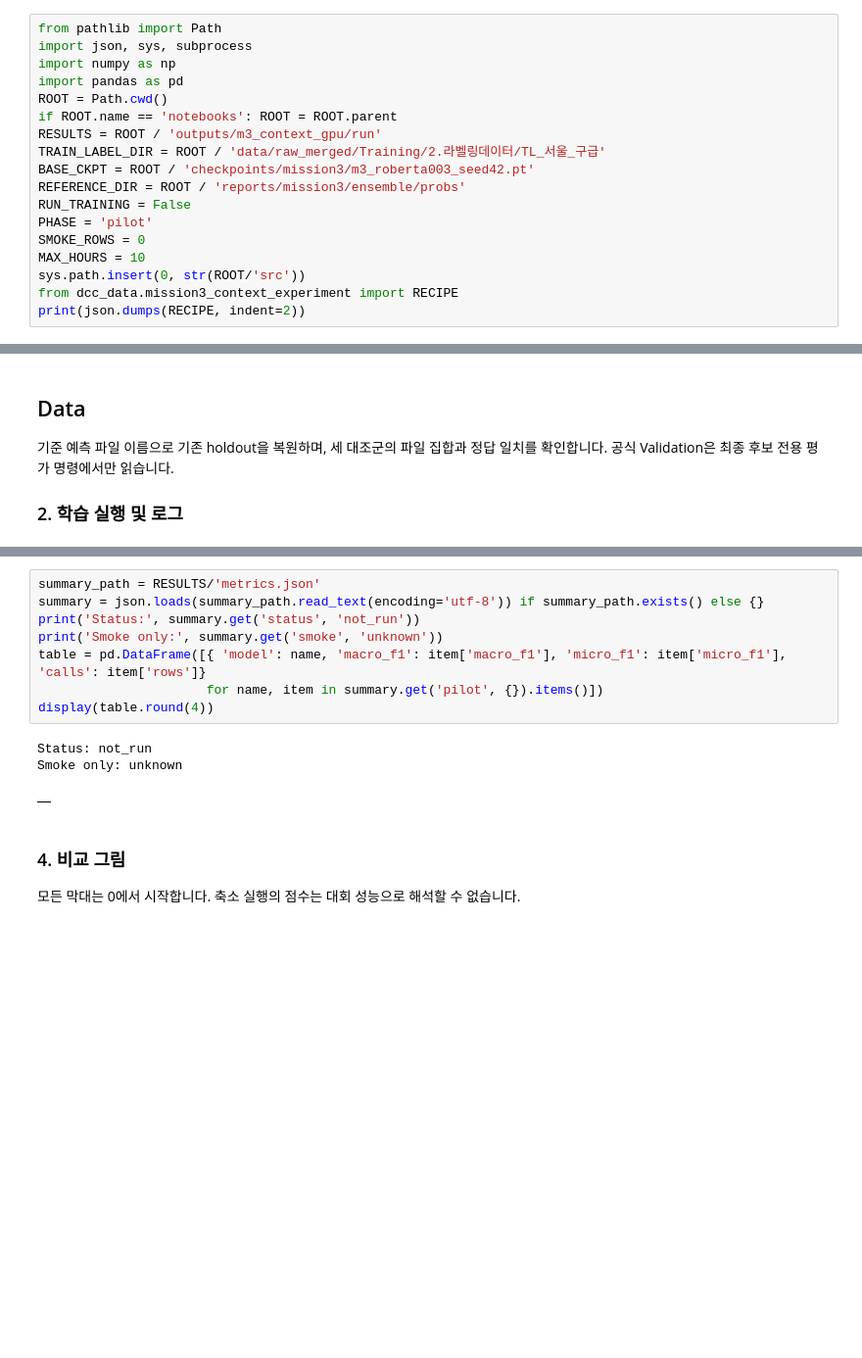
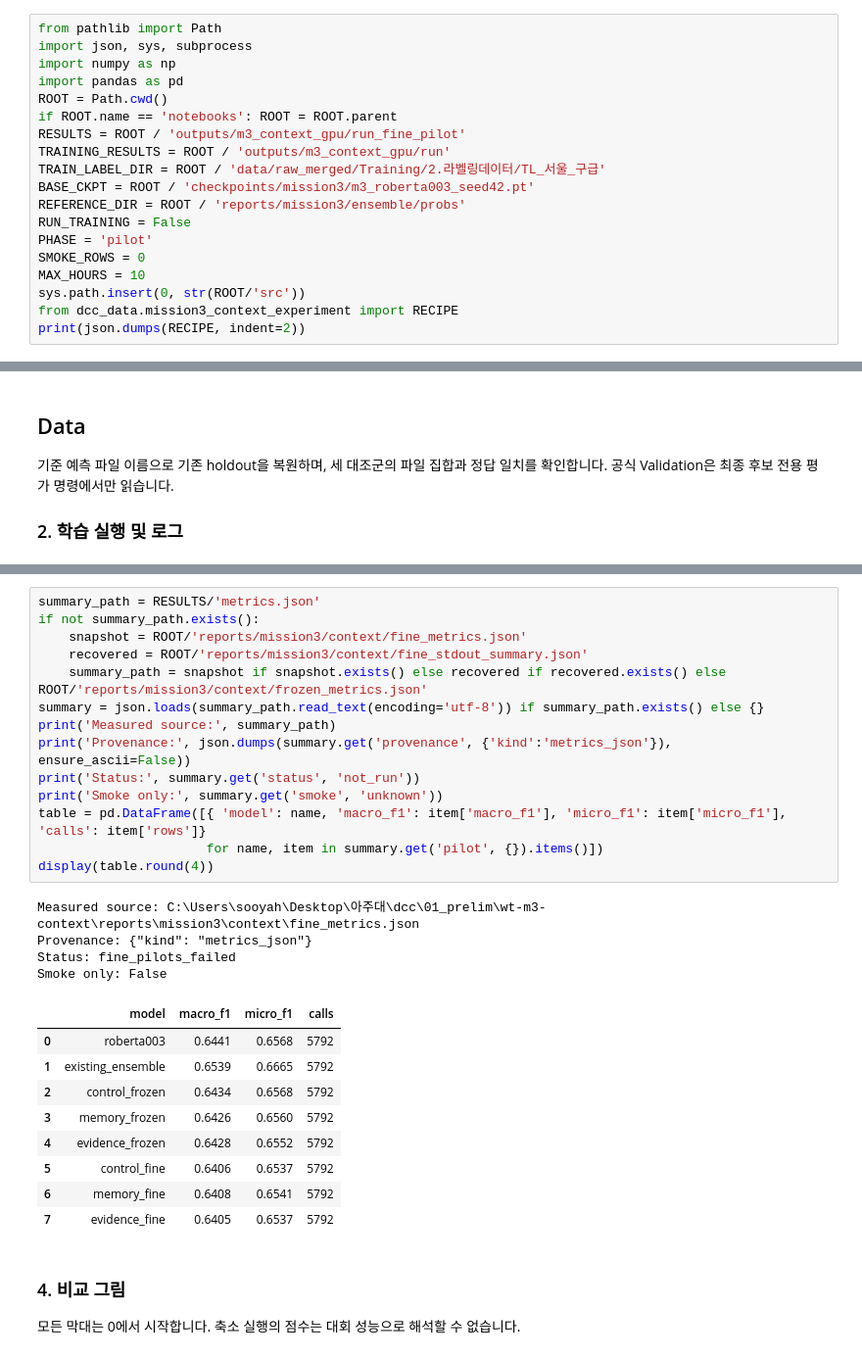
Before and after one commit to eigensinn-dcc2026/prelim, a Jupyter notebook: notebooks/M3_context_experiment.ipynb, the cells around one changed output, grey strips where cells are left out. Shown at 98% size. Drawn from its saved outputs; the diff is of its cells as text; blank space fills up the shorter version.

Commit message:
feat(m3): preserve fine pilot experiments and measured comparison

```diff
--- a/notebooks/M3_context_experiment.ipynb
+++ b/notebooks/M3_context_experiment.ipynb
@@ -25,7 +25,8 @@ import numpy as np
 import pandas as pd
 ROOT = Path.cwd()
 if ROOT.name == 'notebooks': ROOT = ROOT.parent
-RESULTS = ROOT / 'outputs/m3_context_gpu/run'
+RESULTS = ROOT / 'outputs/m3_context_gpu/run_fine_pilot'
+TRAINING_RESULTS = ROOT / 'outputs/m3_context_gpu/run'
 TRAIN_LABEL_DIR = ROOT / 'data/raw_merged/Training/2.라벨링데이터/TL_서울_구급'
 BASE_CKPT = ROOT / 'checkpoints/mission3/m3_roberta003_seed42.pt'
 REFERENCE_DIR = ROOT / 'reports/mission3/ensemble/probs'
@@ -83,15 +86,31 @@ Saved-run inspection mode; training is not launched.
 # %%
 summary_path = RESULTS/'metrics.json'
+if not summary_path.exists():
+    snapshot = ROOT/'reports/mission3/context/fine_metrics.json'
+    recovered = ROOT/'reports/mission3/context/fine_stdout_summary.json'
+    summary_path = snapshot if snapshot.exists() else recovered if recovered.exists() else ROOT/'reports/mission3/context/frozen_metrics.json'
 summary = json.loads(summary_path.read_text(encoding='utf-8')) if summary_path.exists() else {}
+print('Measured source:', summary_path)
+print('Provenance:', json.dumps(summary.get('provenance', {'kind':'metrics_json'}), ensure_ascii=False))
 print('Status:', summary.get('status', 'not_run'))
 print('Smoke only:', summary.get('smoke', 'unknown'))
 table = pd.DataFrame([{ 'model': name, 'macro_f1': item['macro_f1'], 'micro_f1': item['micro_f1'], 'calls': item['rows']}
                       for name, item in summary.get('pilot', {}).items()])
 display(table.round(4))
 # %% [output]
-Status: not_run
-Smoke only: unknown
+Measured source: C:\Users\sooyah\Desktop\아주대\dcc\01_prelim\wt-m3-context\reports\mission3\context\fine_metrics.json
+Provenance: {"kind": "metrics_json"}
+Status: fine_pilots_failed
+Smoke only: False
-|  |
+|  | model | macro_f1 | micro_f1 | calls |
+| 0 | roberta003 | 0.6441 | 0.6568 | 5792 |
+| 1 | existing_ensemble | 0.6539 | 0.6665 | 5792 |
+| 2 | control_frozen | 0.6434 | 0.6568 | 5792 |
+| 3 | memory_frozen | 0.6426 | 0.6560 | 5792 |
+| 4 | evidence_frozen | 0.6428 | 0.6552 | 5792 |
+| 5 | control_fine | 0.6406 | 0.6537 | 5792 |
+| 6 | memory_fine | 0.6408 | 0.6541 | 5792 |
+| 7 | evidence_fine | 0.6405 | 0.6537 | 5792 |
 # %% [markdown]
 ### 4. 비교 그림
 
```
Also changed, not shown: parts of 10 cells of this notebook, 25 other files.
